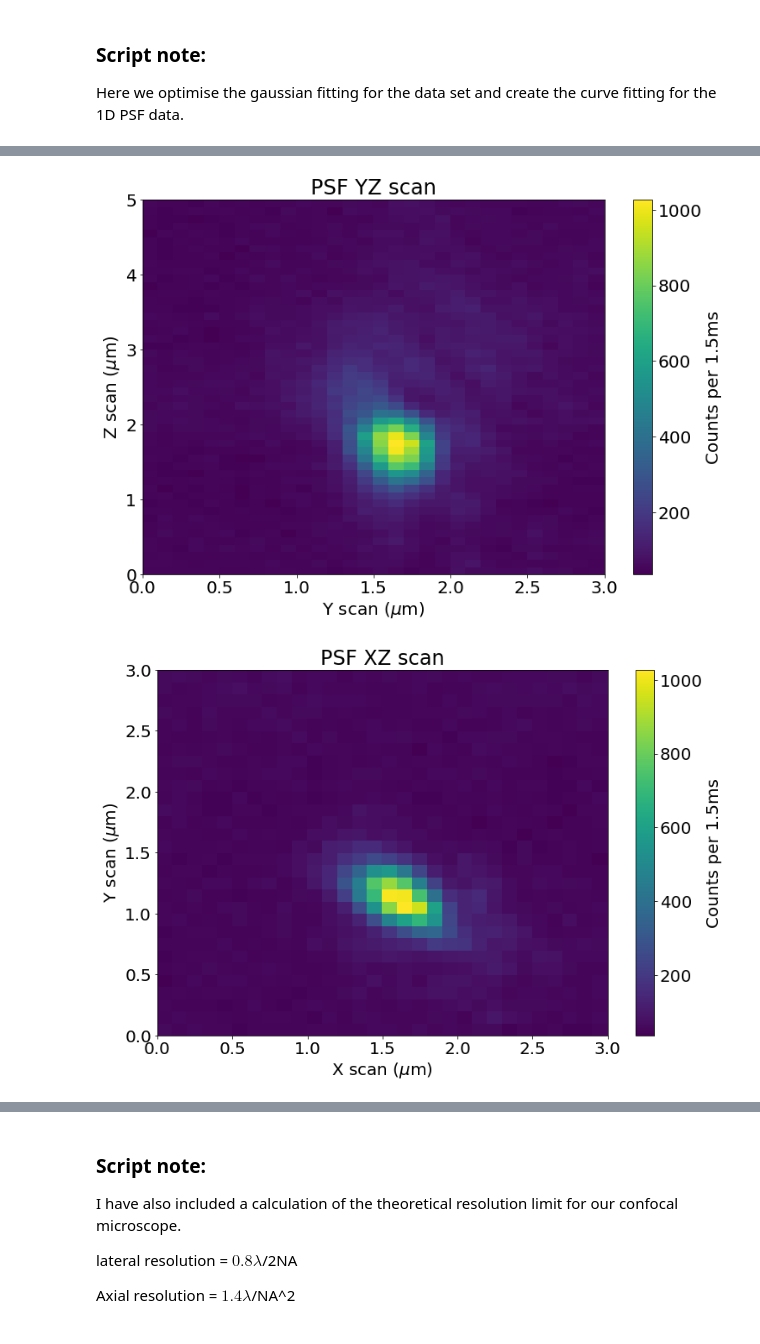
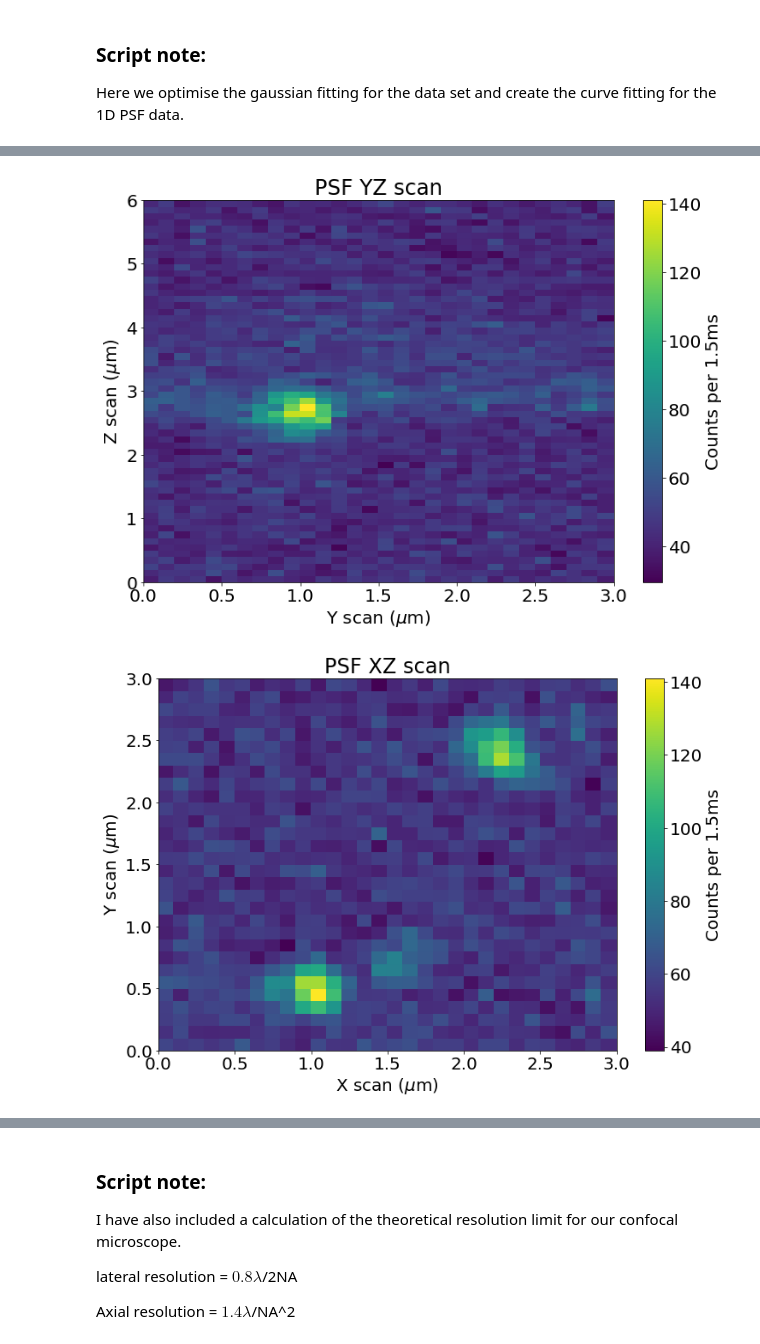
Before and after one commit to Corbyn93/Ryans_Python_Scripts, a Jupyter notebook: Ryan's Jupyter stuff/Microscopy Scripts/PSF_Measurement.ipynb, the cells around one changed output, grey strips where cells are left out. Drawn from its saved outputs; the diff is of its cells as text; code cells hidden in the pictures.

```diff
--- a/Ryan's Jupyter stuff/Microscopy Scripts/PSF_Measurement.ipynb
+++ b/Ryan's Jupyter stuff/Microscopy Scripts/PSF_Measurement.ipynb
@@ -166,7 +166,7 @@ def find_fwhm(y_fit, fine_x, opt_fit_y):
 ### Get folder location, date and file name.
 folder_location = 'I:\\Science\\Physics-Nanobiophotonics\\Group\\User Data\\STED AO Calib and Setup\\'
 date = '20210127'
-file_name = date + '_04.dat'
+file_name = date + '_06.dat'
 
 # get PSF data and scan range metadata.
 psf_data, scan_metadata = get_data(folder_location + date + '\\' + file_name)
@@ -193,5 +193,5 @@ fig2, ax2 = plot_xy(scan_range, psf_data, nd_locs[0])
-[figure, old version]
+[figure, new version]
-[figure, old version]
+[figure, new version]
 # %%
 # Create variables for 1D gauss fitting.
 psf_x = psf_data[nd_locs[0][0], :, nd_locs[0][2]]
```
Also changed, not shown: parts of 2 cells of this notebook, 5 other files.
